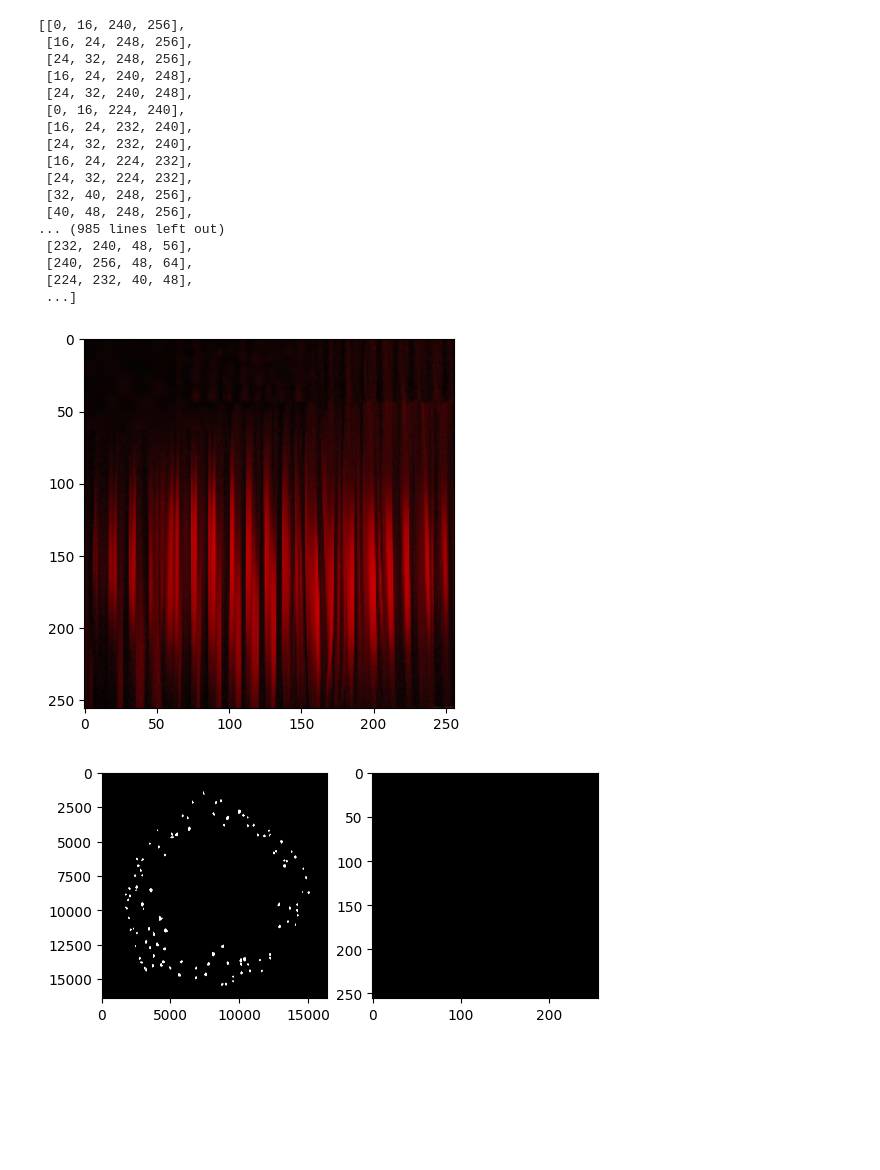
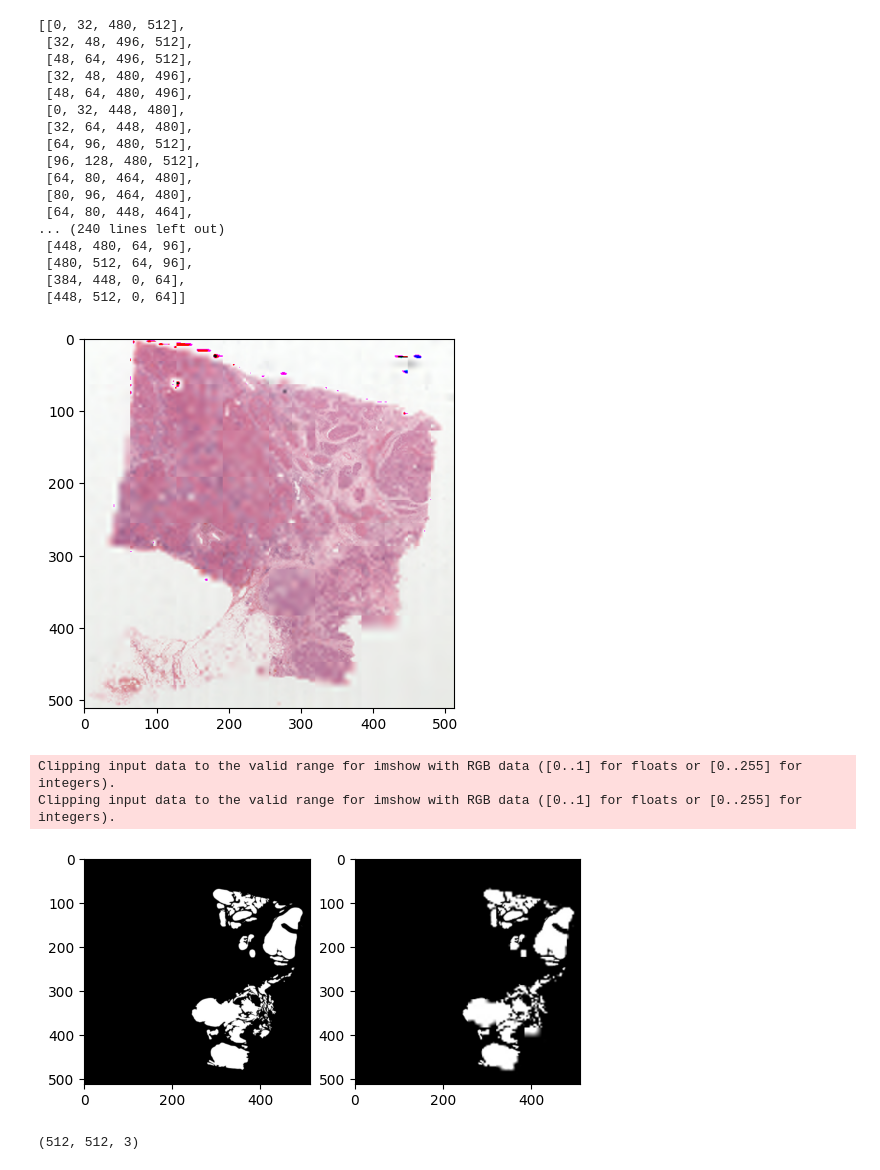
Before and after one commit to zhangenzhi/apt, a Jupyter notebook: utils/patchify.ipynb, the cells around one changed output. Cells and saved outputs as stored; diff of their text form; code cells hidden in the pictures; blank space fills up the shorter version.

```diff
--- a/utils/patchify.ipynb
+++ b/utils/patchify.ipynb
@@ -7,14 +7,14 @@ from matplotlib import pyplot as plt
 from apt.quadtree import FixedQuadTree
 # %%
 # img = cv.imread('/Users/zhangenzhi/work/gvit-1/dataset/paip/output_images_and_masks/128700-2019-01-00-03-01/rescaled_image_0_512x512.png')
-# img = cv.imread('/Volumes/data/dataset/paip/output_images_and_masks/128700-2019-01-00-03-01/rescaled_image_0_512x512.png')
+img = cv.imread('/Volumes/data/dataset/paip/output_images_and_masks/153100-2019-01-00-03-01/rescaled_image_0_512x512.png')
 # img = cv.imread('/Volumes/data/dataset/miccai/rescale-images-16384/rescaled_image_0_16384x16384.png')
-img = cv.imread('/Volumes/data/dataset/test/n04525038_35823.JPEG')
+# img = cv.imread('/Volumes/data/dataset/test/n04525038_35823.JPEG')
 # img = cv.imread('/Volumes/Extreme/dataset/paip/output_images_and_masks/128700-2019-01-00-03-01/rescaled_image_0_512x512.png')
 
-img = cv.resize(img, (256,256))
+img = cv.resize(img, (512,512))
 img = img[..., ::-1]
-grey_img = cv.GaussianBlur(img, (3,3), 0)
+grey_img = cv.GaussianBlur(img, (5,5), 0)
 # grey_img = img
 edges = cv.Canny(grey_img, 50, 110)
 
@@ -28,7 +28,7 @@ plt.show()
 # %%
 fig, ax = plt.subplots()
 ax.imshow(edges, cmap = 'gray')
-qdt = FixedQuadTree(domain=edges, fixed_length=1024)
+qdt = FixedQuadTree(domain=edges, fixed_length=256)
 qdt.draw(ax=ax)
 plt.show()
 print(qdt.count_patches())
@@ -39,23 +39,23 @@ plt.close()
 # %%
 qdt.encode_nodes()
 # %% [output]
-[[0, 16, 240, 256],
- [16, 24, 248, 256],
- [24, 32, 248, 256],
- [16, 24, 240, 248],
- [24, 32, 240, 248],
- [0, 16, 224, 240],
- [16, 24, 232, 240],
- [24, 32, 232, 240],
- [16, 24, 224, 232],
- [24, 32, 224, 232],
- [32, 40, 248, 256],
- [40, 48, 248, 256],
-... (985 lines left out)
- [232, 240, 48, 56],
- [240, 256, 48, 64],
- [224, 232, 40, 48],
- ...]
+[[0, 32, 480, 512],
+ [32, 48, 496, 512],
+ [48, 64, 496, 512],
+ [32, 48, 480, 496],
+ [48, 64, 480, 496],
+ [0, 32, 448, 480],
+ [32, 64, 448, 480],
+ [64, 96, 480, 512],
+ [96, 128, 480, 512],
+ [64, 80, 464, 480],
+ [80, 96, 464, 480],
+ [64, 80, 448, 464],
+... (240 lines left out)
+ [448, 480, 64, 96],
+ [480, 512, 64, 96],
+ [384, 448, 0, 64],
+ [448, 512, 0, 64]]
 # %%
 def patchify(mask, patch_size=8, channel=3):
     seq = qdt.serialize(mask, size=(patch_size,patch_size,channel))
@@ -76,23 +76,29 @@ ax.imshow(mask, cmap = 'gray')
 plt.show()
 plt.close()
 # %% [output]
-[figure, old version]
+[figure, new version]
 # %%
 # mask = cv.imread('/Volumes/Extreme/dataset/paip/output_images_and_masks/128700-2019-01-00-03-01/rescaled_mask_0_512x512.png')
-mask = cv.imread('/Volumes/data/dataset/miccai/rescale-masks-16384/rescaled_image_0_16384x16384.png')
-# mask = cv.imread('/Volumes/data/dataset/paip/output_images_and_masks/128700-2019-01-00-03-01/rescaled_mask_0_512x512.png')
-# mask = cv.resize(mask, (512, 512))
+# mask = cv.imread('/Volumes/data/dataset/miccai/rescale-masks-16384/rescaled_image_0_16384x16384.png')
+mask = cv.imread('/Volumes/data/dataset/paip/output_images_and_masks/153100-2019-01-00-03-01/rescaled_mask_0_512x512.png')
+mask = cv.resize(mask, (512, 512))
 
 seq = patchify(mask=mask, patch_size=8, channel=3)
 
 plt.subplot(121)
 plt.imshow(mask)
 mask= depatchify(seq=seq, patch_size=8, channel=3)
 mask = mask.astype(int)
 plt.subplot(122)
 plt.imshow(mask)
 ax.imshow(mask, cmap = 'gray')
 plt.show()
 plt.close()
 # %% [output]
+Clipping input data to the valid range for imshow with RGB data ([0..1] for floats or [0..255] for integers).
+Clipping input data to the valid range for imshow with RGB data ([0..1] for floats or [0..255] for integers).
-[figure, old version]
+[figure, new version]
+# %%
+mask.shape
+# %% [output]
+(512, 512, 3)
```
Also changed, not shown: parts of 3 cells of this notebook, 1 other file.
